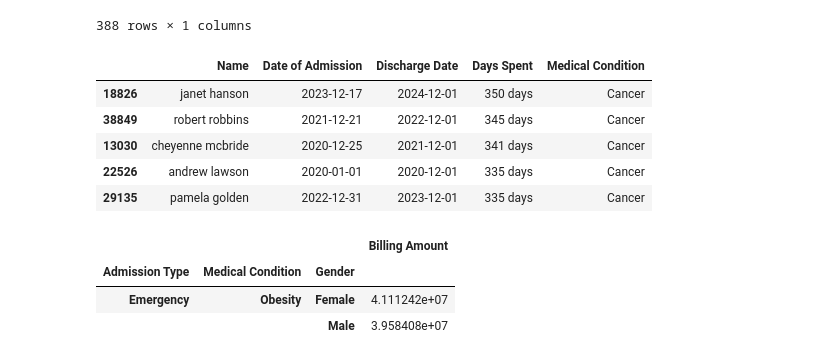
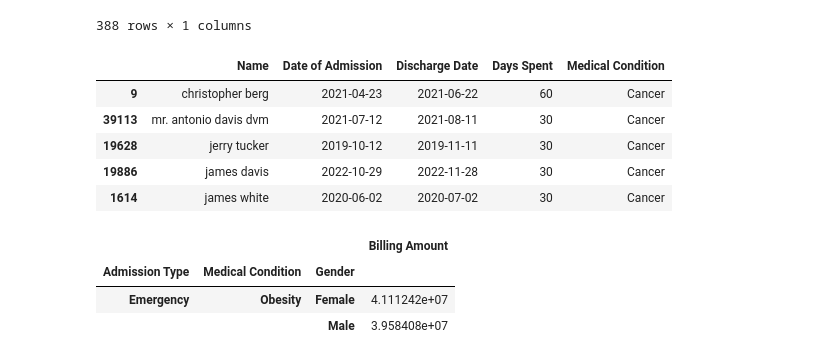
Before and after one commit to renatomaaliw3/public_files, a Jupyter notebook: CPE Electives (1 - 3)/01. Lectures Notebook/18.1. Exploratory Data Analysis - Part 1/Data Extraction (Native Python P1 & P2).ipynb, the cells around one changed output. Drawn from its saved outputs; the diff is of its cells as text; code cells hidden in the pictures.

```diff
--- a/CPE Electives (1 - 3)/01. Lectures Notebook/18.1. Exploratory Data Analysis - Part 1/Data Extraction (Native Python P1 & P2).ipynb
+++ b/CPE Electives (1 - 3)/01. Lectures Notebook/18.1. Exploratory Data Analysis - Part 1/Data Extraction (Native Python P1 & P2).ipynb
@@ -9,8 +9,7 @@ from datetime import datetime
 # %%
 # Load Dataset
 
-df = pd.read_csv('https://raw.githubusercontent.com/renatomaaliw3/public_files/refs/heads/master/Data%20Sets/healthcare_dataset.csv',
-                 parse_dates = ['Date of Admission', 'Discharge Date'])
-df.head(3)
+df = pd.read_csv('https://raw.githubusercontent.com/renatomaaliw3/public_files/refs/heads/master/Data%20Sets/healthcare_dataset.csv')
+df.head(2)
 # %% [output]
 |  | Name | Age | Gender | Blood Type | Medical Condition | Date of Admission | Doctor | Hospital | ... |
@@ -29,0 +28,16 @@ df.head(3)
+# %%
+# Let us fixed first the Dates
+
+df['Date of Admission'] = pd.to_datetime(df['Date of Admission'], errors='coerce', format = "%d %m %Y") # convert to proper format
+df['Discharge Date'] = pd.to_datetime(df['Discharge Date'], errors='coerce', format = "%d %m %Y") # convert to proper format
+# %%
+# Let us add a column on Days Spent in the Hospital
+
+df['Days Spent'] = (df['Discharge Date']) - (df['Date of Admission'])
+df['Days Spent'] = df['Days Spent'].astype(str) # Convert Days Spent to string
+
+df['Days Spent (X)'] = df['Days Spent'].str.split().str[0].astype(int) # Split e.g. 2 Days, retain 2, convert to integer
+df = df.drop('Days Spent', axis = 1)
+
+df.rename(columns = {'Days Spent (X)': 'Days Spent'}, inplace = True) # rename column
+df
@@ -231,22 +267,17 @@ pd.DataFrame(unique_smith_doctors, columns = ['Doctor Name']).sort_values('Docto
 # %%
 # 07. Can you tell me what is the name of the patient that
 # spend the most of days in any given hospital?
 
-df['Date of Admission'] = pd.to_datetime(df['Date of Admission'], errors='coerce') # convert to proper format
-df['Discharge Date'] = pd.to_datetime(df['Discharge Date'], errors='coerce') # convert to proper format
-
-df['Days Spent'] = (df['Discharge Date']) - (df['Date of Admission'])
-
 x = df.query("`Medical Condition` == 'Cancer'")
 x.sort_values('Days Spent', ascending = False)[['Name','Date of Admission',
                                                 'Discharge Date', 'Days Spent', 'Medical Condition']].head(5)
 # %% [output]
 |  | Name | Date of Admission | Discharge Date | Days Spent | Medical Condition |
-| 18826 | janet hanson | 2023-12-17 | 2024-12-01 | 350 days | Cancer |
-| 38849 | robert robbins | 2021-12-21 | 2022-12-01 | 345 days | Cancer |
-| 13030 | cheyenne mcbride | 2020-12-25 | 2021-12-01 | 341 days | Cancer |
-| 22526 | andrew lawson | 2020-01-01 | 2020-12-01 | 335 days | Cancer |
-| 29135 | pamela golden | 2022-12-31 | 2023-12-01 | 335 days | Cancer |
+| 9 | christopher berg | 2021-04-23 | 2021-06-22 | 60 | Cancer |
+| 39113 | mr. antonio davis dvm | 2021-07-12 | 2021-08-11 | 30 | Cancer |
+| 19628 | jerry tucker | 2019-10-12 | 2019-11-11 | 30 | Cancer |
+| 19886 | james davis | 2022-10-29 | 2022-11-28 | 30 | Cancer |
+| 1614 | james white | 2020-06-02 | 2020-07-02 | 30 | Cancer |
 # %%
 # 08. What is the total billing amount of patients admitted in Emergency due to Obesity that are Male
 
```
Also changed, not shown: parts of 10 cells of this notebook.
